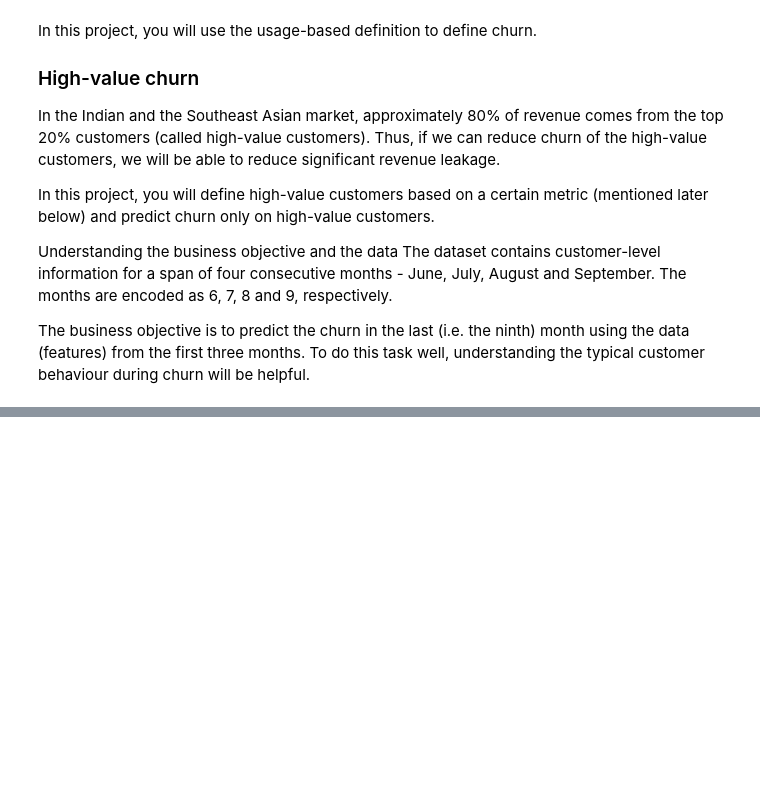
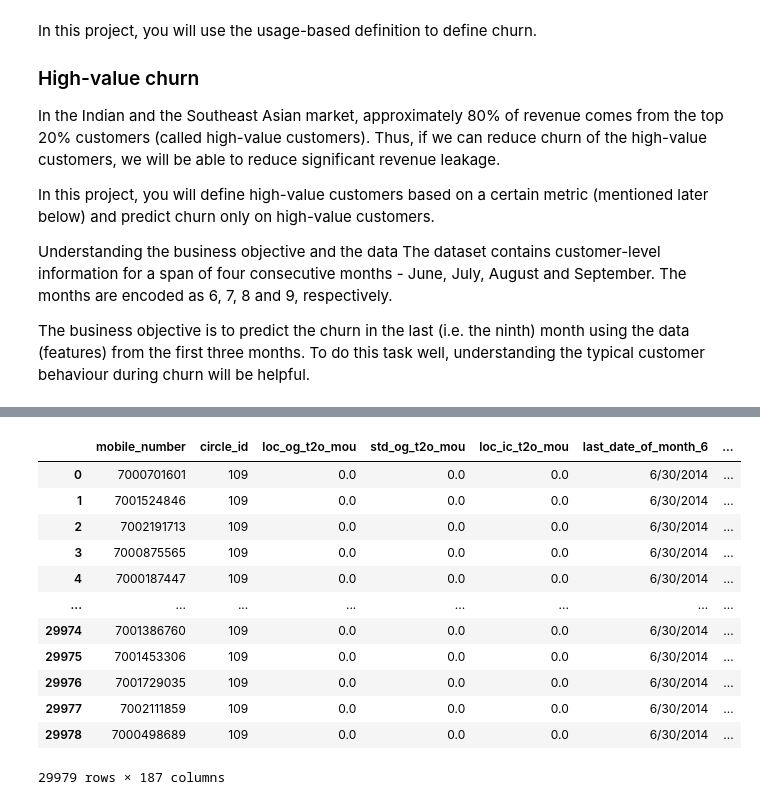
Before and after one commit to kapeesh-kaul/telecom-churn-modeling, a Jupyter notebook: notebook.ipynb, the cells around one changed output, grey strips where cells are left out. Cells and saved outputs as stored; diff of their text form; code cells hidden in the pictures; blank space fills up the shorter version.

Commit message:
Data import, filtering and churn extraction

```diff
--- a/notebook.ipynb
+++ b/notebook.ipynb
@@ -51,0 +63,3 @@ The business objective is to predict the churn in the last (i.e. the ninth) mont
+# %%
+data = pd.read_csv('telecom_churn_data.csv')
+data.head()
@@ -51,0 +108,5 @@ The business objective is to predict the churn in the last (i.e. the ninth) mont
+# %%
+# dropping columns with more tha 30% missing values
+null_percentage = data.isnull().sum()*100/data.shape[0]
+col_drop = null_percentage[null_percentage>30].index.to_list()
+data.drop(col_drop, axis=1, inplace=True)
@@ -51,0 +135,18 @@ The business objective is to predict the churn in the last (i.e. the ninth) mont
+# %%
+data['amt_data_avg_6_7'] = (data.total_rech_amt_6 + data.total_rech_amt_7)/2
+data = data[data.amt_data_avg_6_7 > data.amt_data_avg_6_7.quantile(0.7)].reset_index(drop=True)
+data
+# %% [output]
+|  | mobile_number | circle_id | loc_og_t2o_mou | std_og_t2o_mou | loc_ic_t2o_mou | last_date_of_month_6 | ... |
+| 0 | 7000701601 | 109 | 0.0 | 0.0 | 0.0 | 6/30/2014 | ... |
+| 1 | 7001524846 | 109 | 0.0 | 0.0 | 0.0 | 6/30/2014 | ... |
+| 2 | 7002191713 | 109 | 0.0 | 0.0 | 0.0 | 6/30/2014 | ... |
+| 3 | 7000875565 | 109 | 0.0 | 0.0 | 0.0 | 6/30/2014 | ... |
+| 4 | 7000187447 | 109 | 0.0 | 0.0 | 0.0 | 6/30/2014 | ... |
+| ... | ... | ... | ... | ... | ... | ... | ... |
+| 29974 | 7001386760 | 109 | 0.0 | 0.0 | 0.0 | 6/30/2014 | ... |
+| 29975 | 7001453306 | 109 | 0.0 | 0.0 | 0.0 | 6/30/2014 | ... |
+| 29976 | 7001729035 | 109 | 0.0 | 0.0 | 0.0 | 6/30/2014 | ... |
+| 29977 | 7002111859 | 109 | 0.0 | 0.0 | 0.0 | 6/30/2014 | ... |
+| 29978 | 7000498689 | 109 | 0.0 | 0.0 | 0.0 | 6/30/2014 | ... |
+29979 rows × 187 columns
```
Also changed, not shown: parts of 11 cells of this notebook.
